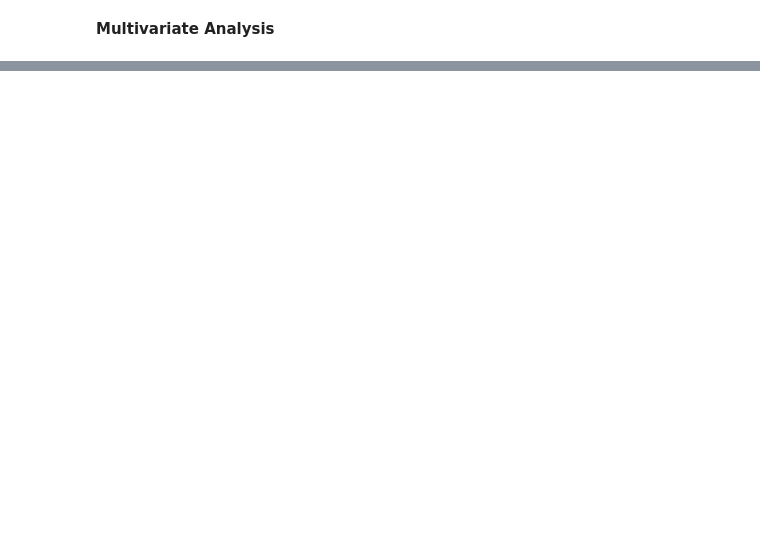
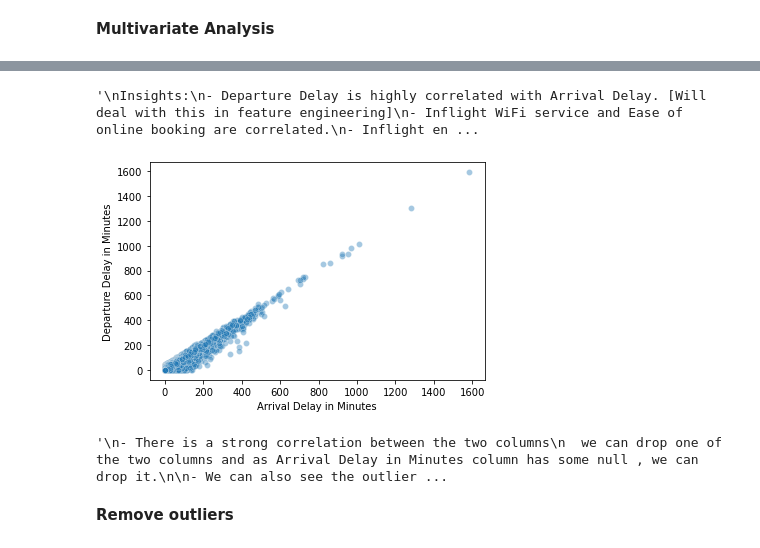
Before and after one commit to hebaashraf21/Airline_Passenger_Satisfaction_Prediction, a Jupyter notebook: code/eda.ipynb, the cells around one changed output, grey strips where cells are left out. Saved outputs shown, nothing was run; the diff lists cells and outputs as text; code cells hidden in the pictures; blank space fills up the shorter version.

```diff
--- a/code/eda.ipynb
+++ b/code/eda.ipynb
@@ -145,0 +277,26 @@ plt.show()
+# %%
+'''
+Insights:
+- Departure Delay is highly correlated with Arrival Delay. [Will deal with this in feature engineering]
+- Inflight WiFi service and Ease of online booking are correlated.
+- Inflight entertainment, Food and Drink , Seat comfort and cleanliness are correlated .
+- Baggage handling is correlated with Inflight handling
+'''
+# %% [output]
+'\nInsights:\n- Departure Delay is highly correlated with Arrival Delay. [Will deal with this in feature engineering]\n- Inflight WiFi service and Ease of online booking are correlated.\n- Inflight en ...
+# %%
+sns.scatterplot(x ='Arrival Delay in Minutes' , y = 'Departure Delay in Minutes' , data = cleaned_train_data,alpha=0.4)
+plt.show()
+# %% [output]
+[figure, added]
+# %%
+'''
+- There is a strong correlation between the two columns
+  we can drop one of the two columns and as Arrival Delay in Minutes column has some null , we can drop it.
+
+- We can also see the outliers here.
+'''
+# %% [output]
+'\n- There is a strong correlation between the two columns\n  we can drop one of the two columns and as Arrival Delay in Minutes column has some null , we can drop it.\n\n- We can also see the outlier ...
+# %% [markdown]
+**Remove outliers**
```
Also changed, not shown: parts of 41 cells of this notebook, 1 other file.
